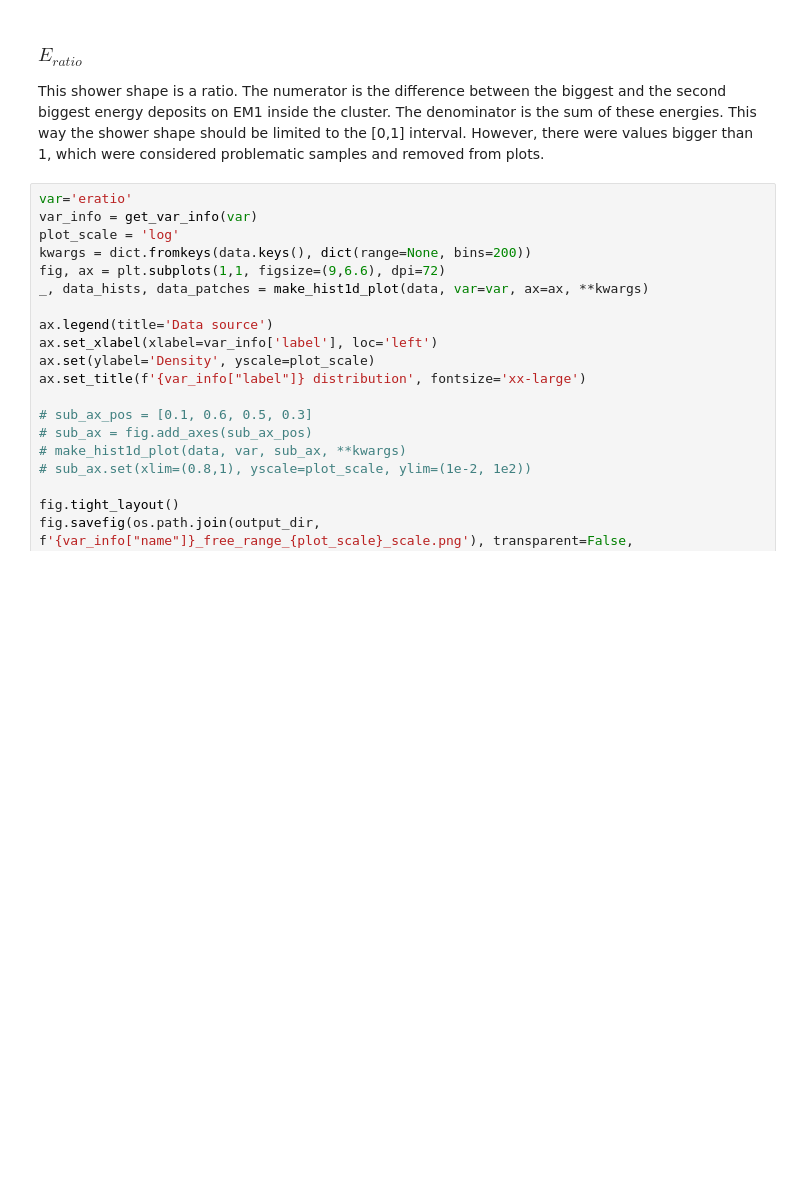
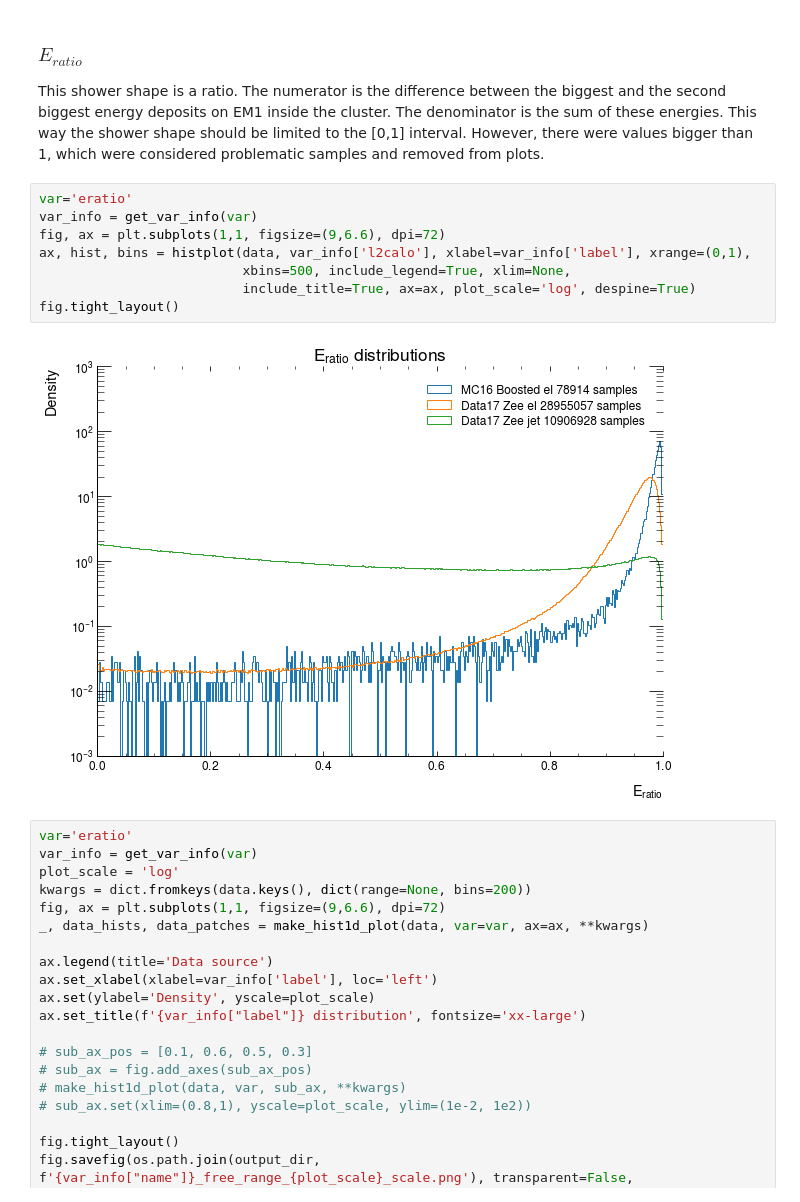
Before and after one commit to lucasbanunes/ringer, a Jupyter notebook: plots.ipynb, the cells around one changed output. Saved outputs shown, nothing was run; the diff lists cells and outputs as text; blank space fills up the shorter version.

Commit message:
Organizing plots.ipynb

```diff
--- a/plots.ipynb
+++ b/plots.ipynb
@@ -297,6 +381,16 @@ data = {
 ### $E_{ratio}$
 
 This shower shape is a ratio. The numerator is the difference between the biggest and the second biggest energy deposits on EM1 inside the cluster. The denominator is the sum of these energies. This way the shower shape should be limited to the [0,1] interval. However, there were values bigger than 1, which were considered problematic samples and removed from plots.
+# %%
+var='eratio'
+var_info = get_var_info(var)
+fig, ax = plt.subplots(1,1, figsize=(9,6.6), dpi=72)
+ax, hist, bins = histplot(data, var_info['l2calo'], xlabel=var_info['label'], xrange=(0,1),
+                          xbins=500, include_legend=True, xlim=None,
+                          include_title=True, ax=ax, plot_scale='log', despine=True)
+fig.tight_layout()
+# %% [output]
+[figure, added]
 # %%
 var='eratio'
 var_info = get_var_info(var)
```
Also changed, not shown: parts of 16 cells of this notebook, 1 other file.
